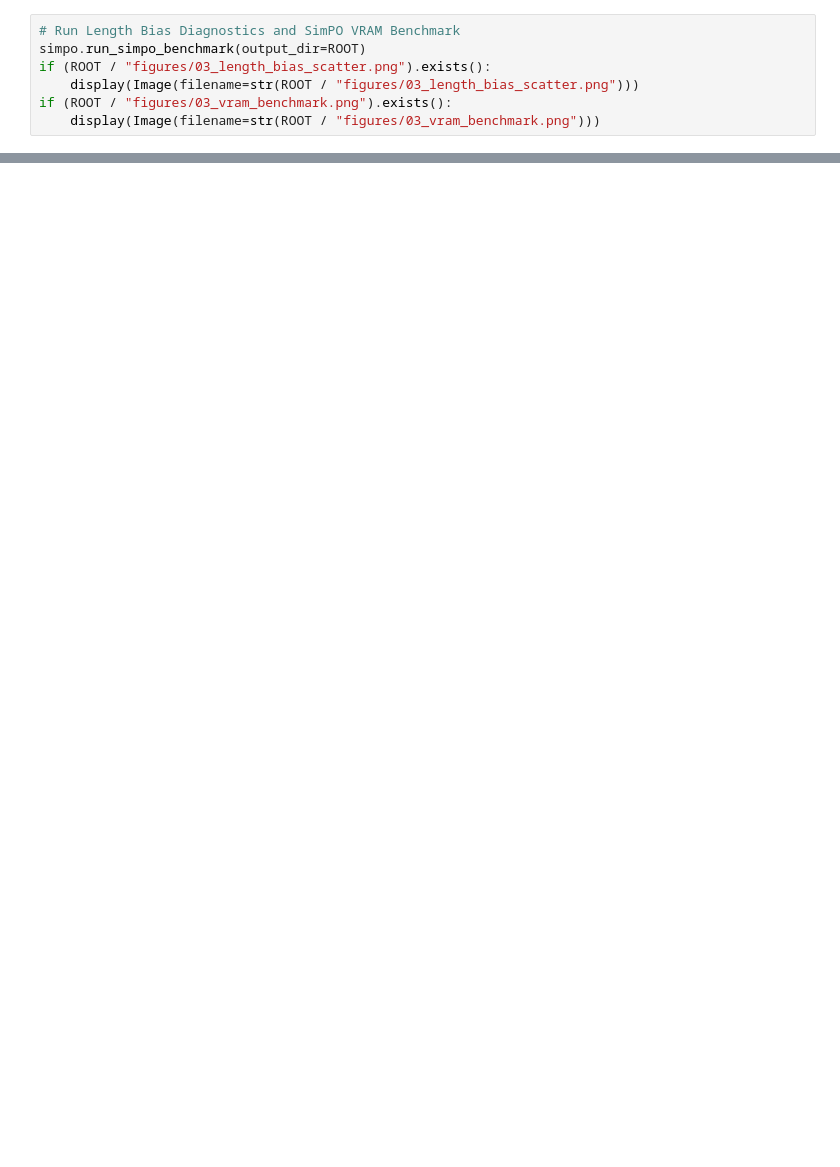
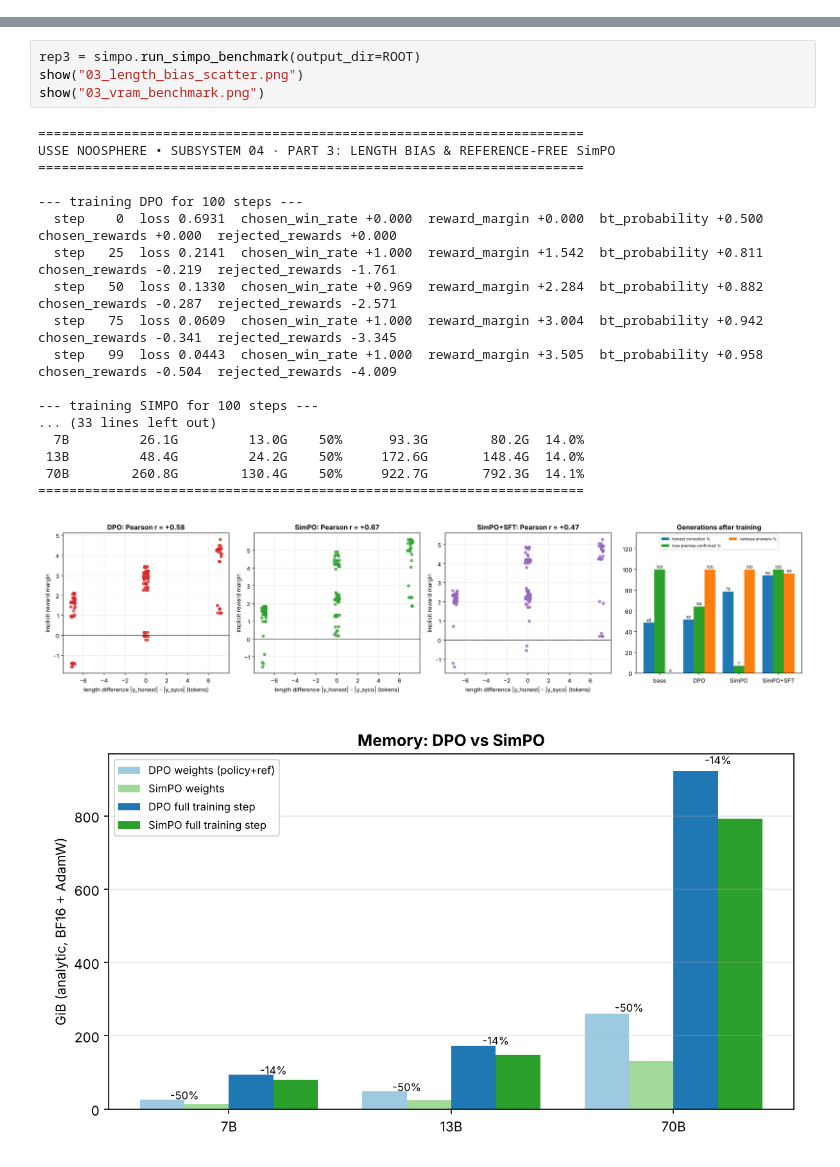
Before and after one commit to xxrafidxx/Squadron-Colby---Conversational-AI, a Jupyter notebook: mission-04/ps04_solution.ipynb, the cells around one changed output, grey strips where cells are left out. Drawn from its saved outputs; the diff is of its cells as text; blank space fills up the shorter version.

```diff
--- a/mission-04/ps04_solution.ipynb
+++ b/mission-04/ps04_solution.ipynb
@@ -65,7 +38,0 @@
-# %%
-# Run Length Bias Diagnostics and SimPO VRAM Benchmark
-simpo.run_simpo_benchmark(output_dir=ROOT)
-if (ROOT / "figures/03_length_bias_scatter.png").exists():
-    display(Image(filename=str(ROOT / "figures/03_length_bias_scatter.png")))
-if (ROOT / "figures/03_vram_benchmark.png").exists():
-    display(Image(filename=str(ROOT / "figures/03_vram_benchmark.png")))
@@ -89,0 +107,24 @@ Subsystem 04 (*Plasma Ignition & Ethical Steering Core*) integrity is restored t
+# %%
+rep3 = simpo.run_simpo_benchmark(output_dir=ROOT)
+show("03_length_bias_scatter.png")
+show("03_vram_benchmark.png")
+# %% [output]
+======================================================================
+USSE NOOSPHERE • SUBSYSTEM 04 · PART 3: LENGTH BIAS & REFERENCE-FREE SimPO
+======================================================================
+
+--- training DPO for 100 steps ---
+  step    0  loss 0.6931  chosen_win_rate +0.000  reward_margin +0.000  bt_probability +0.500  chosen_rewards +0.000  rejected_rewards +0.000
+  step   25  loss 0.2141  chosen_win_rate +1.000  reward_margin +1.542  bt_probability +0.811  chosen_rewards -0.219  rejected_rewards -1.761
+  step   50  loss 0.1330  chosen_win_rate +0.969  reward_margin +2.284  bt_probability +0.882  chosen_rewards -0.287  rejected_rewards -2.571
+  step   75  loss 0.0609  chosen_win_rate +1.000  reward_margin +3.004  bt_probability +0.942  chosen_rewards -0.341  rejected_rewards -3.345
+  step   99  loss 0.0443  chosen_win_rate +1.000  reward_margin +3.505  bt_probability +0.958  chosen_rewards -0.504  rejected_rewards -4.009
+
+--- training SIMPO for 100 steps ---
+... (33 lines left out)
+  7B         26.1G         13.0G    50%      93.3G        80.2G  14.0%
+ 13B         48.4G         24.2G    50%     172.6G       148.4G  14.0%
+ 70B        260.8G        130.4G    50%     922.7G       792.3G  14.1%
+======================================================================
+[figure, added]
+[figure, added]
```
Also changed, not shown: parts of 24 cells of this notebook, 32 other files.
